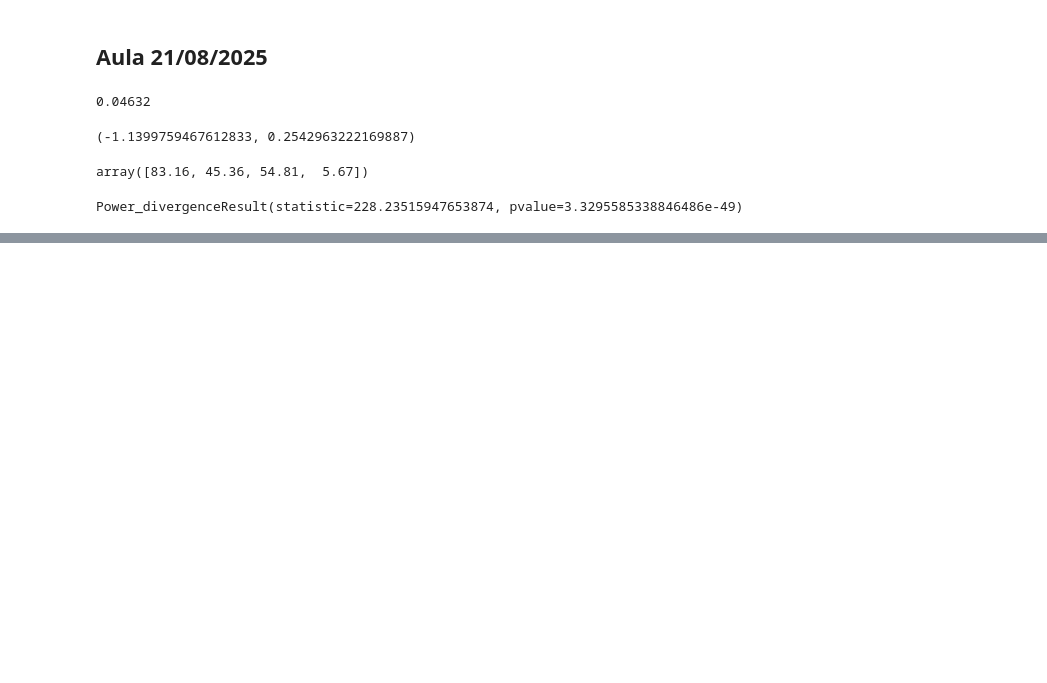
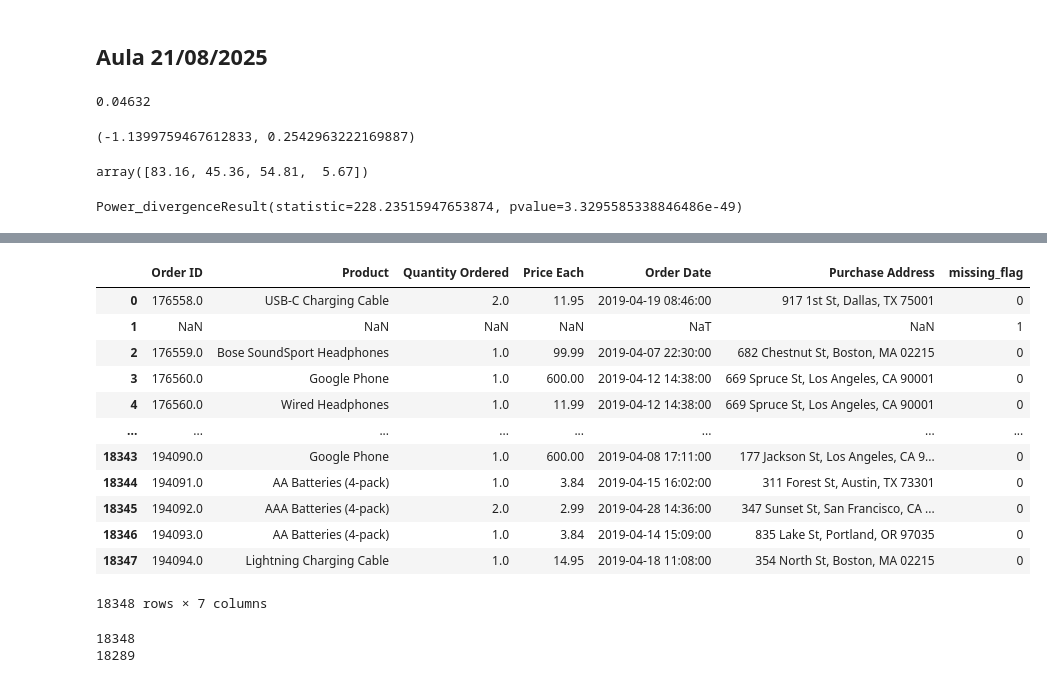
Before and after one commit to guilhermeribeirofag/cd_fag, a Jupyter notebook: teste.ipynb, the cells around one changed output, grey strips where cells are left out. Saved outputs shown, nothing was run; the diff lists cells and outputs as text; code cells hidden in the pictures; blank space fills up the shorter version.

```diff
--- a/teste.ipynb
+++ b/teste.ipynb
@@ -610,0 +662,5 @@ Power_divergenceResult(statistic=228.23515947653874, pvalue=3.3295585338846486e-
+# %%
+df = pd.read_csv(r"D:\Mega\FAG\fag_projects\aula_05\Sales_April_2019.csv",
+                 parse_dates=["Order Date"],
+                 na_values=["n/a", "na", ""])
+df.info()
@@ -610,0 +681,4 @@ Power_divergenceResult(statistic=228.23515947653874, pvalue=3.3295585338846486e-
+# %%
+# 1) imputar preço faltante pela mediana do ticker
+medianas = df.groupby("Product")["Price Each"].transform("median")
+medianas
@@ -610,0 +698,3 @@ Power_divergenceResult(statistic=228.23515947653874, pvalue=3.3295585338846486e-
+# %%
+df["Price Each"] = df["Price Each"].fillna(medianas)
+df
@@ -610,0 +715,25 @@ Power_divergenceResult(statistic=228.23515947653874, pvalue=3.3295585338846486e-
+# %%
+# 2) criar indicador binário
+df["missing_flag"] = df["Price Each"].isna().astype("uint8")
+df
+# %% [output]
+|  | Order ID | Product | Quantity Ordered | Price Each | Order Date | Purchase Address | missing_flag |
+| 0 | 176558.0 | USB-C Charging Cable | 2.0 | 11.95 | 2019-04-19 08:46:00 | 917 1st St, Dallas, TX 75001 | 0 |
+| 1 | NaN | NaN | NaN | NaN | NaT | NaN | 1 |
+| 2 | 176559.0 | Bose SoundSport Headphones | 1.0 | 99.99 | 2019-04-07 22:30:00 | 682 Chestnut St, Boston, MA 02215 | 0 |
+| 3 | 176560.0 | Google Phone | 1.0 | 600.00 | 2019-04-12 14:38:00 | 669 Spruce St, Los Angeles, CA 90001 | 0 |
+| 4 | 176560.0 | Wired Headphones | 1.0 | 11.99 | 2019-04-12 14:38:00 | 669 Spruce St, Los Angeles, CA 90001 | 0 |
+| ... | ... | ... | ... | ... | ... | ... | ... |
+| 18343 | 194090.0 | Google Phone | 1.0 | 600.00 | 2019-04-08 17:11:00 | 177 Jackson St, Los Angeles, CA 9... | 0 |
+| 18344 | 194091.0 | AA Batteries (4-pack) | 1.0 | 3.84 | 2019-04-15 16:02:00 | 311 Forest St, Austin, TX 73301 | 0 |
+| 18345 | 194092.0 | AAA Batteries (4-pack) | 2.0 | 2.99 | 2019-04-28 14:36:00 | 347 Sunset St, San Francisco, CA ... | 0 |
+| 18346 | 194093.0 | AA Batteries (4-pack) | 1.0 | 3.84 | 2019-04-14 15:09:00 | 835 Lake St, Portland, OR 97035 | 0 |
+| 18347 | 194094.0 | Lightning Charging Cable | 1.0 | 14.95 | 2019-04-18 11:08:00 | 354 North St, Boston, MA 02215 | 0 |
+18348 rows × 7 columns
+# %%
+print(df.shape[0])
+df_teste = df[~df['Price Each'].isna()]
+print(df_teste.shape[0])
+# %% [output]
+18348
+18289
```
Also changed, not shown: parts of 18 cells of this notebook, 5 other files.
